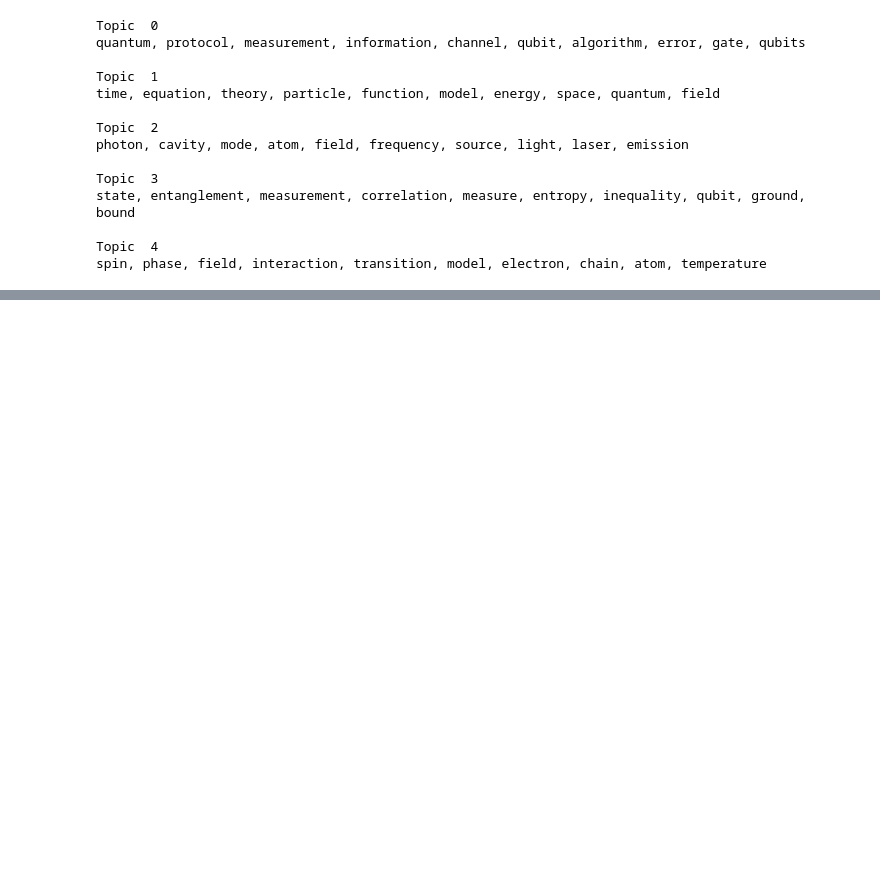
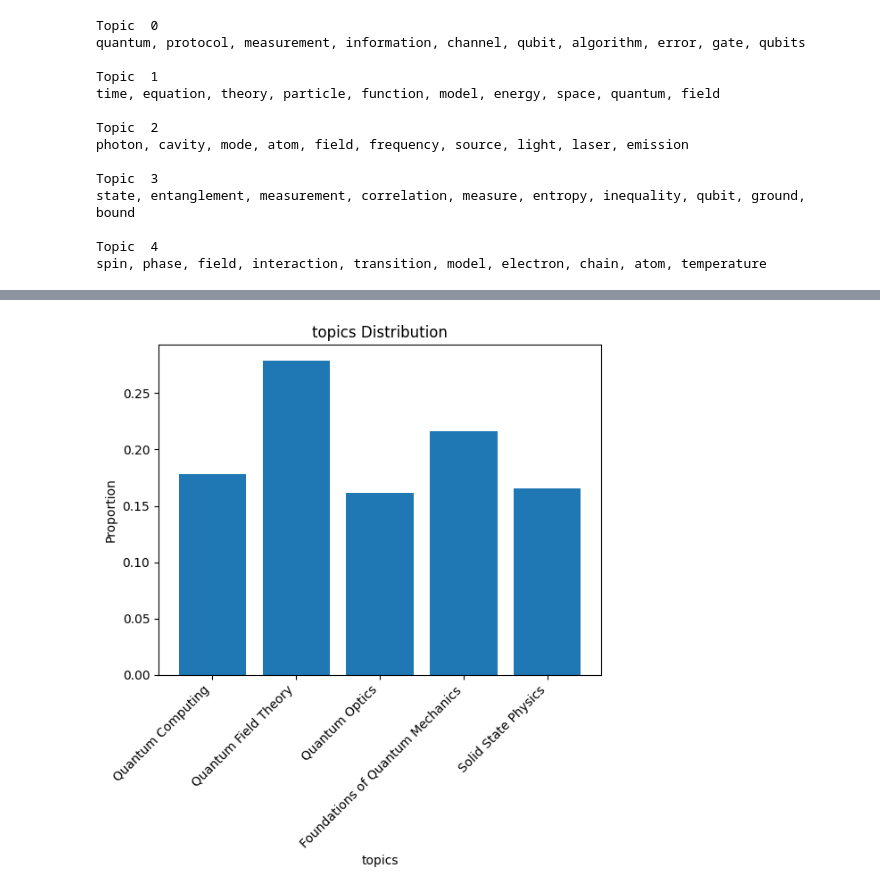
Before and after one commit to hooman-b/Machine_learning_assignments, a Jupyter notebook: Unsupervised_Learning/Second_Assignment/Assignment2.ipynb, the cells around one changed output, grey strips where cells are left out. Saved outputs shown, nothing was run; the diff lists cells and outputs as text; code cells hidden in the pictures; blank space fills up the shorter version.

```diff
--- a/Unsupervised_Learning/Second_Assignment/Assignment2.ipynb
+++ b/Unsupervised_Learning/Second_Assignment/Assignment2.ipynb
@@ -334,0 +399,32 @@ https://pypi.org/project/wordcloud/
+# %%
+def bar_chart_maker(df, axis, topic_list=[], xlabel='topics'):
+    normalized_topic_weights = df.sum(axis= axis) / df.sum()
+
+    x_axis = np.arange(len(normalized_topic_weights))
+
+    fig, ax = plt.subplots()
+
+    ax.bar(x_axis, normalized_topic_weights)
+
+    # changing the range numbers into these topics
+    if len(topic_list) == 0:
+        topic_list = []
+
+        for number in range(len(normalized_topic_weights)):
+            topic_list.append(f'{xlabel} {number+1}')
+
+    # Rotate the tick labels and set their alignment.
+    plt.setp(ax.get_xticklabels(), rotation=45, ha="right")
+
+    plt.xticks(x_axis, topic_list)
+    # Add labels and title
+    plt.xlabel(xlabel)
+    plt.ylabel('Proportion')
+    plt.title(f'{xlabel} Distribution')
+
+    # Display the chart
+    plt.show()
+# %%
+bar_chart_maker(doc_topic, axis=0, topic_list=topic_names)
+# %% [output]
+[figure, added]
```
Also changed, not shown: parts of 13 cells of this notebook.
